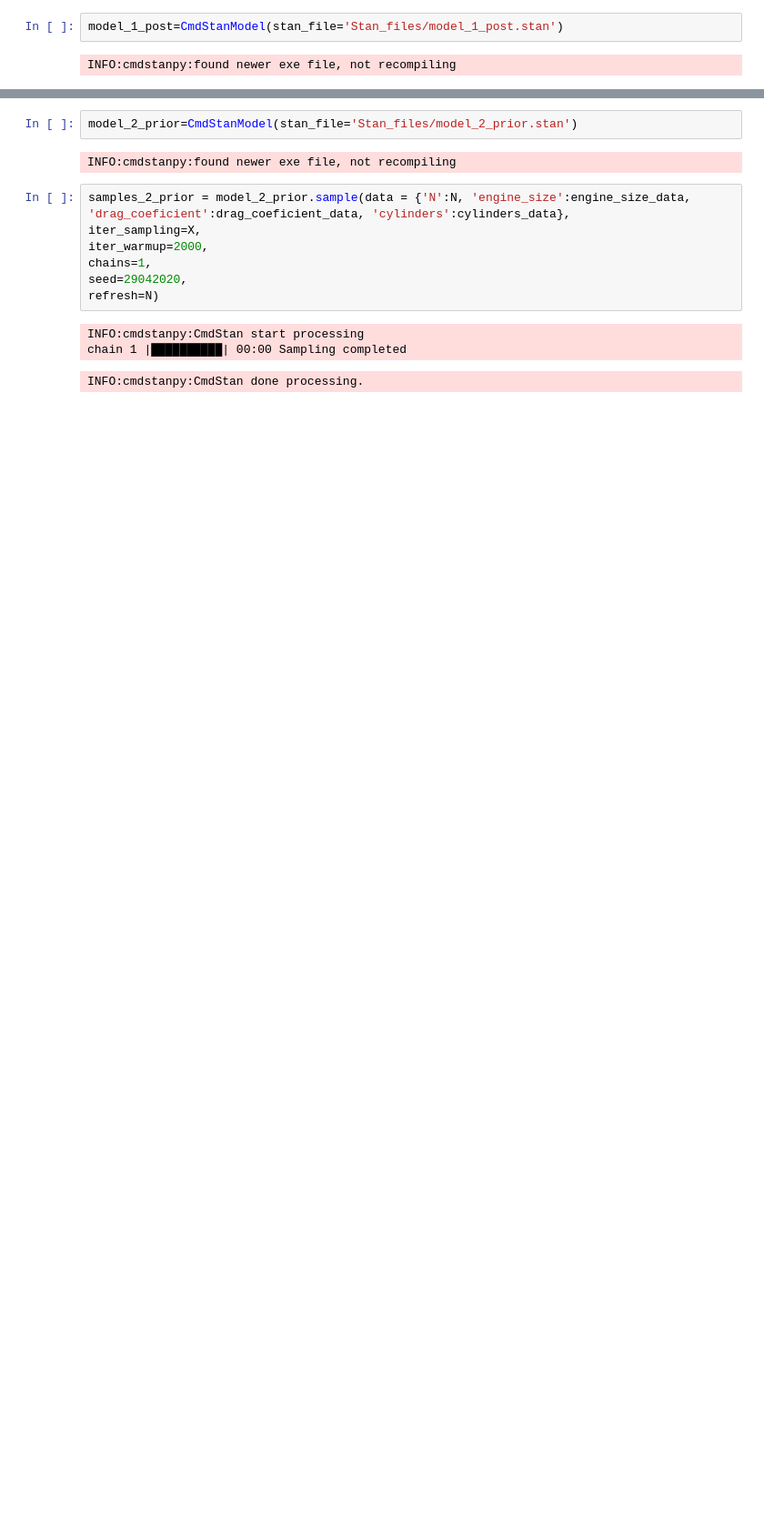
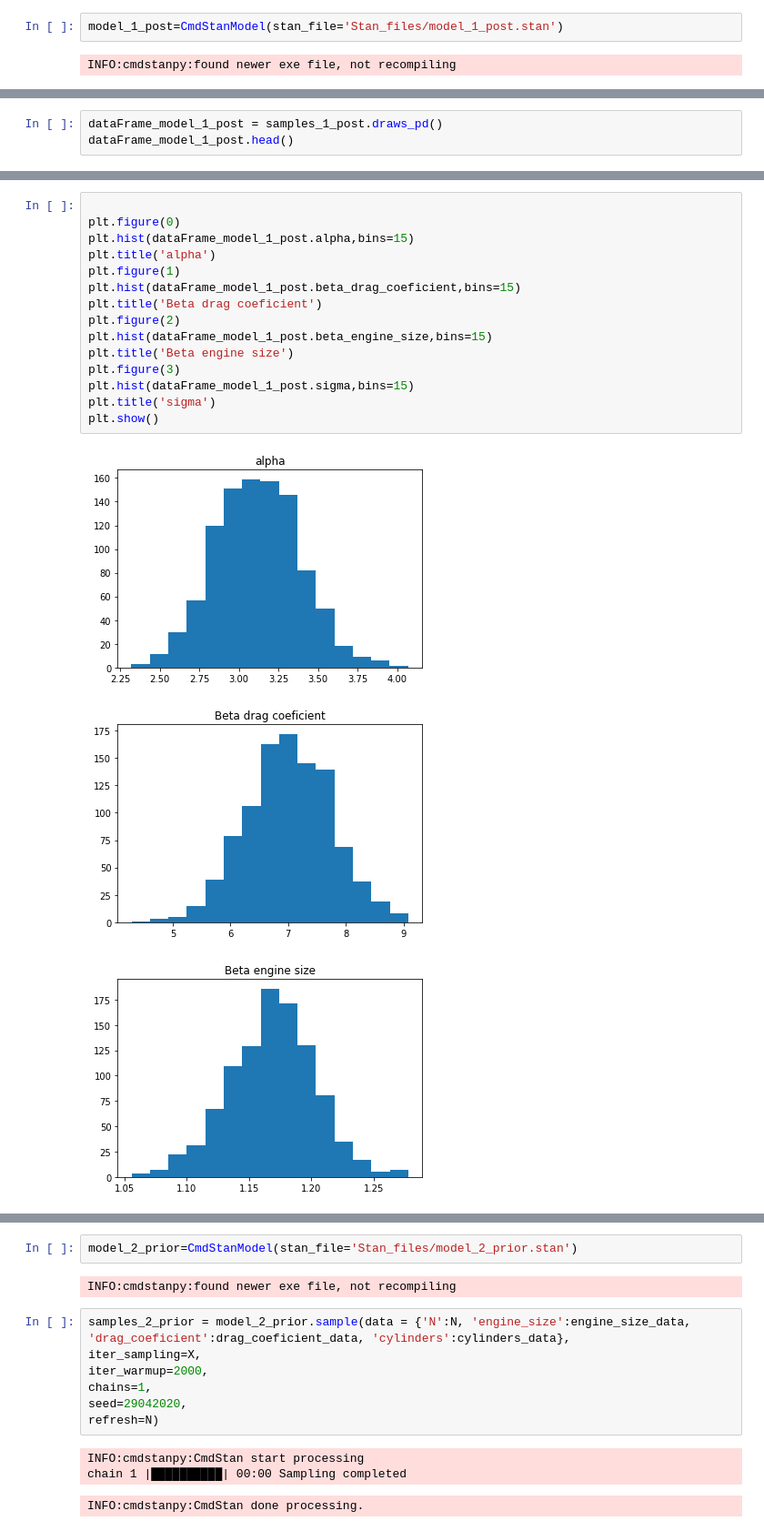
Before and after one commit to jacob0404060987/data_analitics, a Jupyter notebook: new_notebook.ipynb, the cells around one changed output, grey strips where cells are left out. Shown at 91% size. Saved outputs shown, nothing was run; the diff lists cells and outputs as text; blank space fills up the shorter version.

```diff
--- a/new_notebook.ipynb
+++ b/new_notebook.ipynb
@@ -93 +114,4 @@ chain 1 |          | 00:00 Statuschain 1 |██████████| 00:02
 INFO:cmdstanpy:CmdStan done processing.
+# %%
+dataFrame_model_1_post = samples_1_post.draws_pd()
+dataFrame_model_1_post.head()
@@ -93,0 +126,19 @@ INFO:cmdstanpy:CmdStan done processing.
+# %%
+
+plt.figure(0)
+plt.hist(dataFrame_model_1_post.alpha,bins=15)
+plt.title('alpha')
+plt.figure(1)
+plt.hist(dataFrame_model_1_post.beta_drag_coeficient,bins=15)
+plt.title('Beta drag coeficient')
+plt.figure(2)
+plt.hist(dataFrame_model_1_post.beta_engine_size,bins=15)
+plt.title('Beta engine size')
+plt.figure(3)
+plt.hist(dataFrame_model_1_post.sigma,bins=15)
+plt.title('sigma')
+plt.show()
+# %% [output]
+[figure, added]
+[figure, added]
+[figure, added]
```
Also changed, not shown: parts of 18 cells of this notebook, 1 other file.
